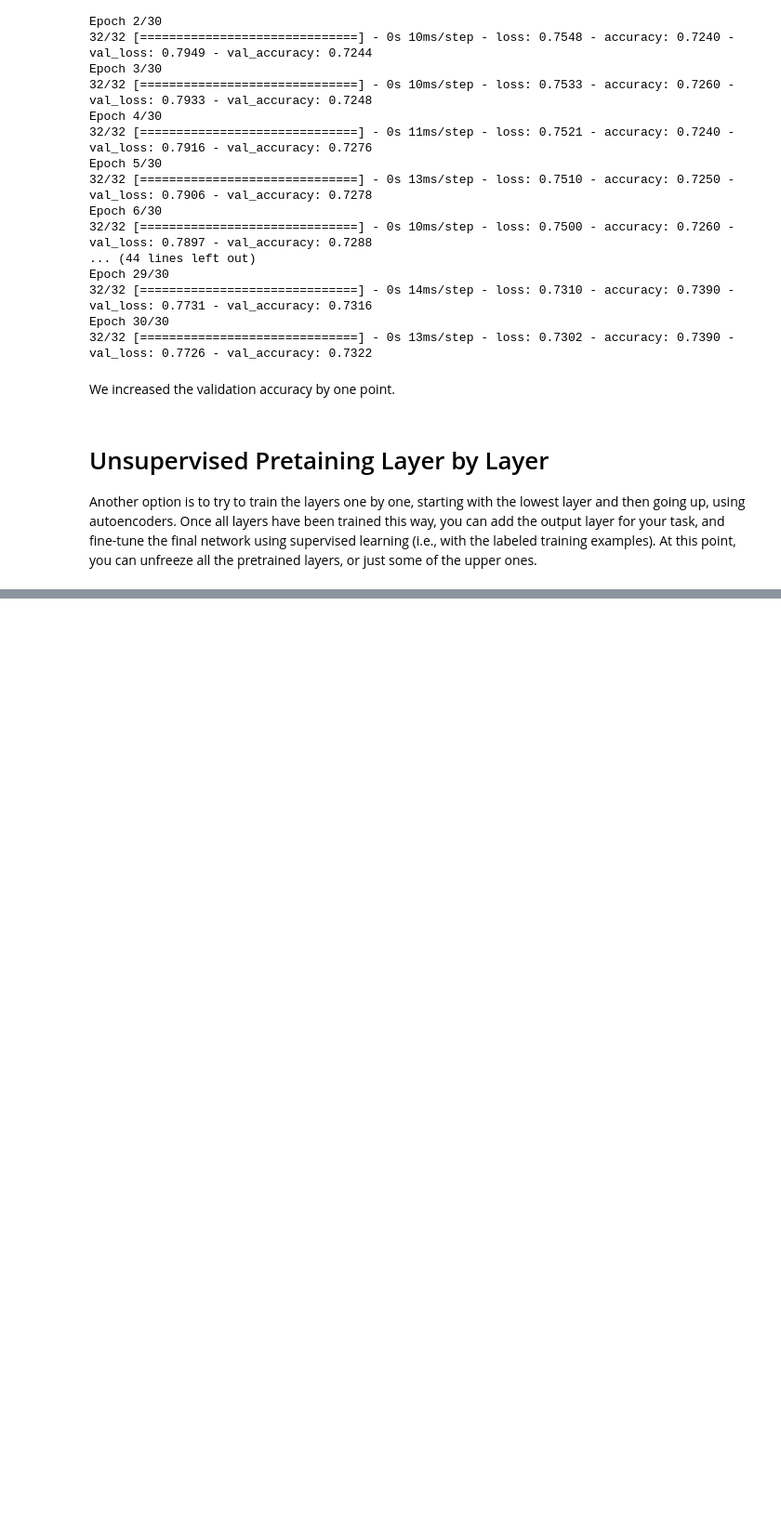
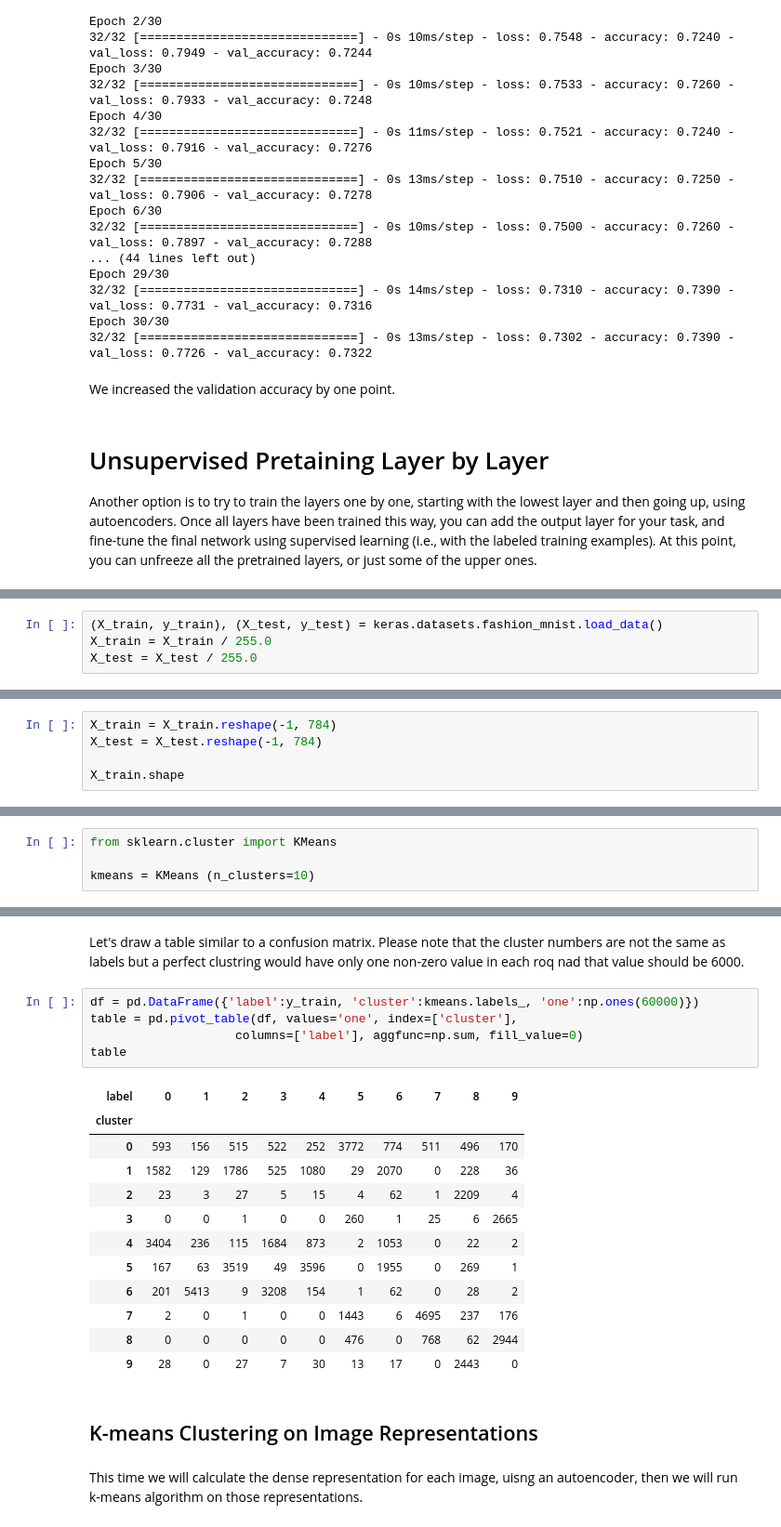
Before and after one commit to sayyed-uoft/fullstackai, a Jupyter notebook: 14_unsupervised_deep_learning.ipynb, the cells around one changed output, grey strips where cells are left out. Shown at 93% size. Cells and saved outputs as stored; diff of their text form; blank space fills up the shorter version.

```diff
--- a/14_unsupervised_deep_learning.ipynb
+++ b/14_unsupervised_deep_learning.ipynb
@@ -421,0 +434,4 @@ Another option is to try to train the layers one by one, starting with the lowes
+# %%
+(X_train, y_train), (X_test, y_test) = keras.datasets.fashion_mnist.load_data()
+X_train = X_train / 255.0
+X_test = X_test / 255.0
@@ -421,0 +440,5 @@ Another option is to try to train the layers one by one, starting with the lowes
+# %%
+X_train = X_train.reshape(-1, 784)
+X_test = X_test.reshape(-1, 784)
+
+X_train.shape
@@ -421,0 +449,4 @@ Another option is to try to train the layers one by one, starting with the lowes
+# %%
+from sklearn.cluster import KMeans
+
+kmeans = KMeans (n_clusters=10)
@@ -421,0 +462,24 @@ Another option is to try to train the layers one by one, starting with the lowes
+# %% [markdown]
+Let's draw a table similar to a confusion matrix. Please note that the cluster numbers are not the same as labels but a perfect clustring would have only one non-zero value in each roq nad that value should be 6000.
+# %%
+df = pd.DataFrame({'label':y_train, 'cluster':kmeans.labels_, 'one':np.ones(60000)})
+table = pd.pivot_table(df, values='one', index=['cluster'],
+                    columns=['label'], aggfunc=np.sum, fill_value=0)
+table
+# %% [output]
+| label | 0 | 1 | 2 | 3 | 4 | 5 | 6 | 7 | 8 | 9 |
+| cluster |  |  |  |  |  |  |  |  |  |  |
+| 0 | 593 | 156 | 515 | 522 | 252 | 3772 | 774 | 511 | 496 | 170 |
+| 1 | 1582 | 129 | 1786 | 525 | 1080 | 29 | 2070 | 0 | 228 | 36 |
+| 2 | 23 | 3 | 27 | 5 | 15 | 4 | 62 | 1 | 2209 | 4 |
+| 3 | 0 | 0 | 1 | 0 | 0 | 260 | 1 | 25 | 6 | 2665 |
+| 4 | 3404 | 236 | 115 | 1684 | 873 | 2 | 1053 | 0 | 22 | 2 |
+| 5 | 167 | 63 | 3519 | 49 | 3596 | 0 | 1955 | 0 | 269 | 1 |
+| 6 | 201 | 5413 | 9 | 3208 | 154 | 1 | 62 | 0 | 28 | 2 |
+| 7 | 2 | 0 | 1 | 0 | 0 | 1443 | 6 | 4695 | 237 | 176 |
+| 8 | 0 | 0 | 0 | 0 | 0 | 476 | 0 | 768 | 62 | 2944 |
+| 9 | 28 | 0 | 27 | 7 | 30 | 13 | 17 | 0 | 2443 | 0 |
+# %% [markdown]
+## K-means Clustering on Image Representations
+# %% [markdown]
+This time we will calculate the dense representation for each image, uisng an autoencoder, then we will run k-means algorithm on those representations.
```
Also changed, not shown: parts of 28 cells of this notebook.
